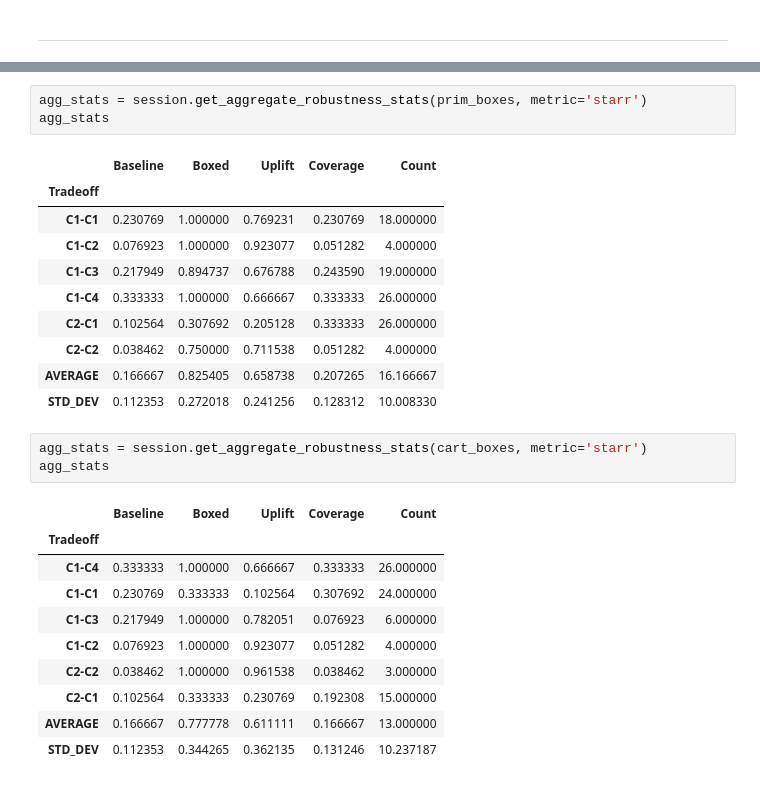
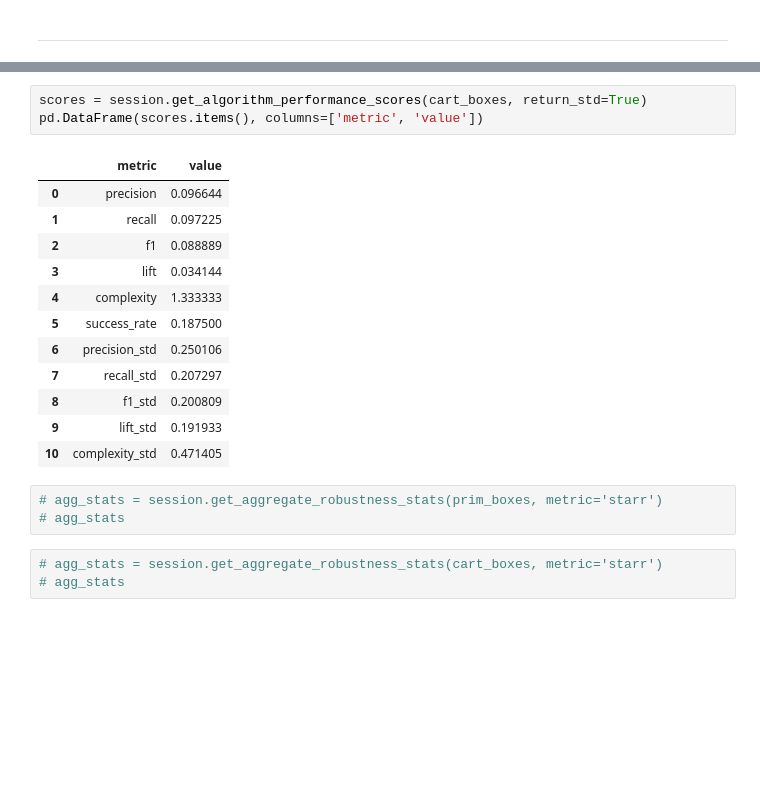
Before and after one commit to andresdp/patterns-sa, a Jupyter notebook: patterns/Gateway_Offloading/analysis-go.ipynb, the cells around one changed output, grey strips where cells are left out. Cells and saved outputs as stored; diff of their text form; blank space fills up the shorter version.

```diff
--- a/patterns/Gateway_Offloading/analysis-go.ipynb
+++ b/patterns/Gateway_Offloading/analysis-go.ipynb
@@ -572,28 +637,22 @@ fig = session.show_policy_robustness_comparison_heatmap(
+# %%
+scores = session.get_algorithm_performance_scores(cart_boxes, return_std=True)
+pd.DataFrame(scores.items(), columns=['metric', 'value'])
+# %% [output]
+|  | metric | value |
+| 0 | precision | 0.096644 |
+| 1 | recall | 0.097225 |
+| 2 | f1 | 0.088889 |
+| 3 | lift | 0.034144 |
+| 4 | complexity | 1.333333 |
+| 5 | success_rate | 0.187500 |
+| 6 | precision_std | 0.250106 |
+| 7 | recall_std | 0.207297 |
+| 8 | f1_std | 0.200809 |
+| 9 | lift_std | 0.191933 |
+| 10 | complexity_std | 0.471405 |
 # %%
-agg_stats = session.get_aggregate_robustness_stats(prim_boxes, metric='starr')
-agg_stats
+# agg_stats = session.get_aggregate_robustness_stats(prim_boxes, metric='starr')
+# agg_stats
-# %% [output]
-|  | Baseline | Boxed | Uplift | Coverage | Count |
-| Tradeoff |  |  |  |  |  |
-| C1-C1 | 0.230769 | 1.000000 | 0.769231 | 0.230769 | 18.000000 |
-| C1-C2 | 0.076923 | 1.000000 | 0.923077 | 0.051282 | 4.000000 |
-| C1-C3 | 0.217949 | 0.894737 | 0.676788 | 0.243590 | 19.000000 |
-| C1-C4 | 0.333333 | 1.000000 | 0.666667 | 0.333333 | 26.000000 |
-| C2-C1 | 0.102564 | 0.307692 | 0.205128 | 0.333333 | 26.000000 |
-| C2-C2 | 0.038462 | 0.750000 | 0.711538 | 0.051282 | 4.000000 |
-| AVERAGE | 0.166667 | 0.825405 | 0.658738 | 0.207265 | 16.166667 |
-| STD_DEV | 0.112353 | 0.272018 | 0.241256 | 0.128312 | 10.008330 |
 # %%
-agg_stats = session.get_aggregate_robustness_stats(cart_boxes, metric='starr')
-agg_stats
+# agg_stats = session.get_aggregate_robustness_stats(cart_boxes, metric='starr')
+# agg_stats
-# %% [output]
-|  | Baseline | Boxed | Uplift | Coverage | Count |
-| Tradeoff |  |  |  |  |  |
-| C1-C4 | 0.333333 | 1.000000 | 0.666667 | 0.333333 | 26.000000 |
-| C1-C1 | 0.230769 | 0.333333 | 0.102564 | 0.307692 | 24.000000 |
-| C1-C3 | 0.217949 | 1.000000 | 0.782051 | 0.076923 | 6.000000 |
-| C1-C2 | 0.076923 | 1.000000 | 0.923077 | 0.051282 | 4.000000 |
-| C2-C2 | 0.038462 | 1.000000 | 0.961538 | 0.038462 | 3.000000 |
-| C2-C1 | 0.102564 | 0.333333 | 0.230769 | 0.192308 | 15.000000 |
-| AVERAGE | 0.166667 | 0.777778 | 0.611111 | 0.166667 | 13.000000 |
-| STD_DEV | 0.112353 | 0.344265 | 0.362135 | 0.131246 | 10.237187 |
```
Also changed, not shown: parts of 24 cells of this notebook, 19 other files.
